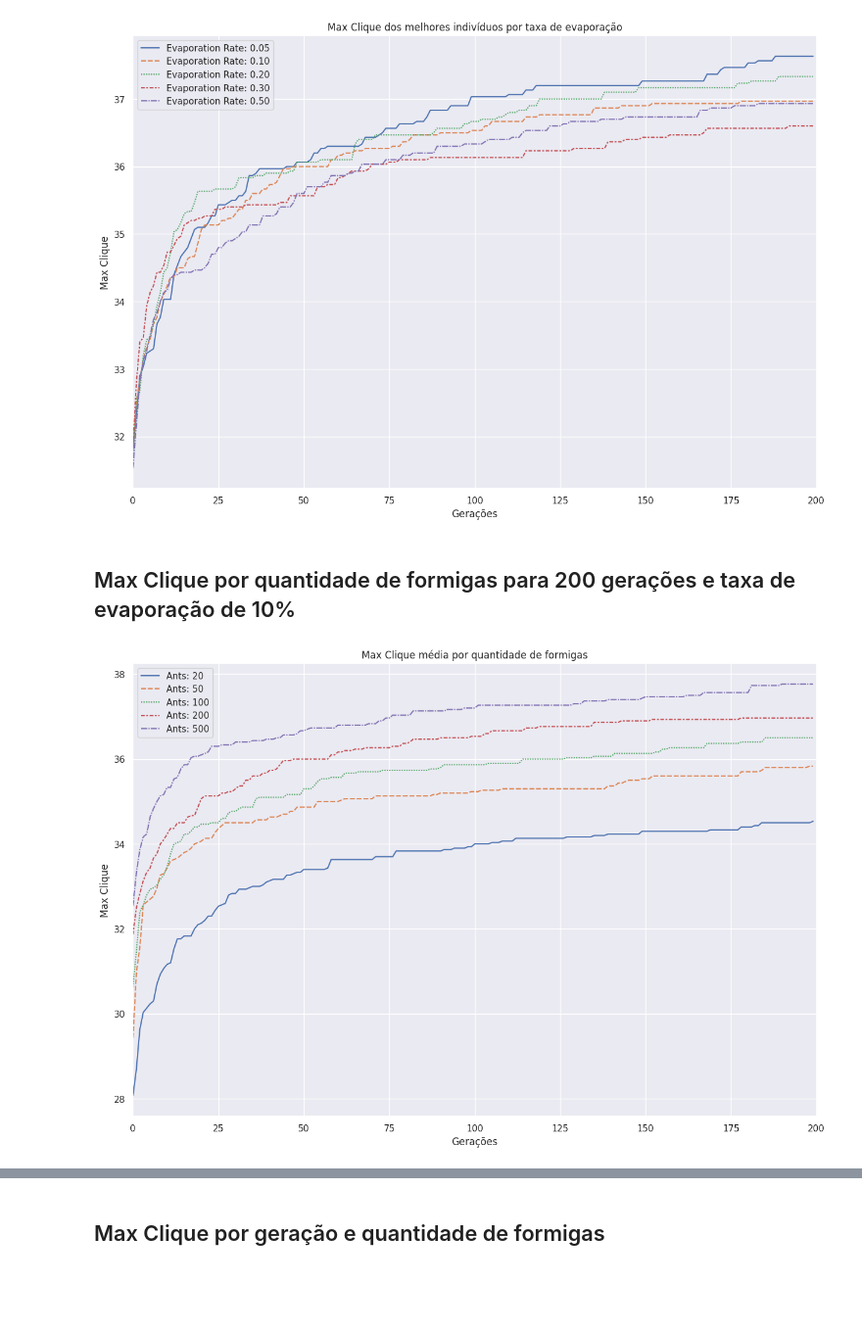
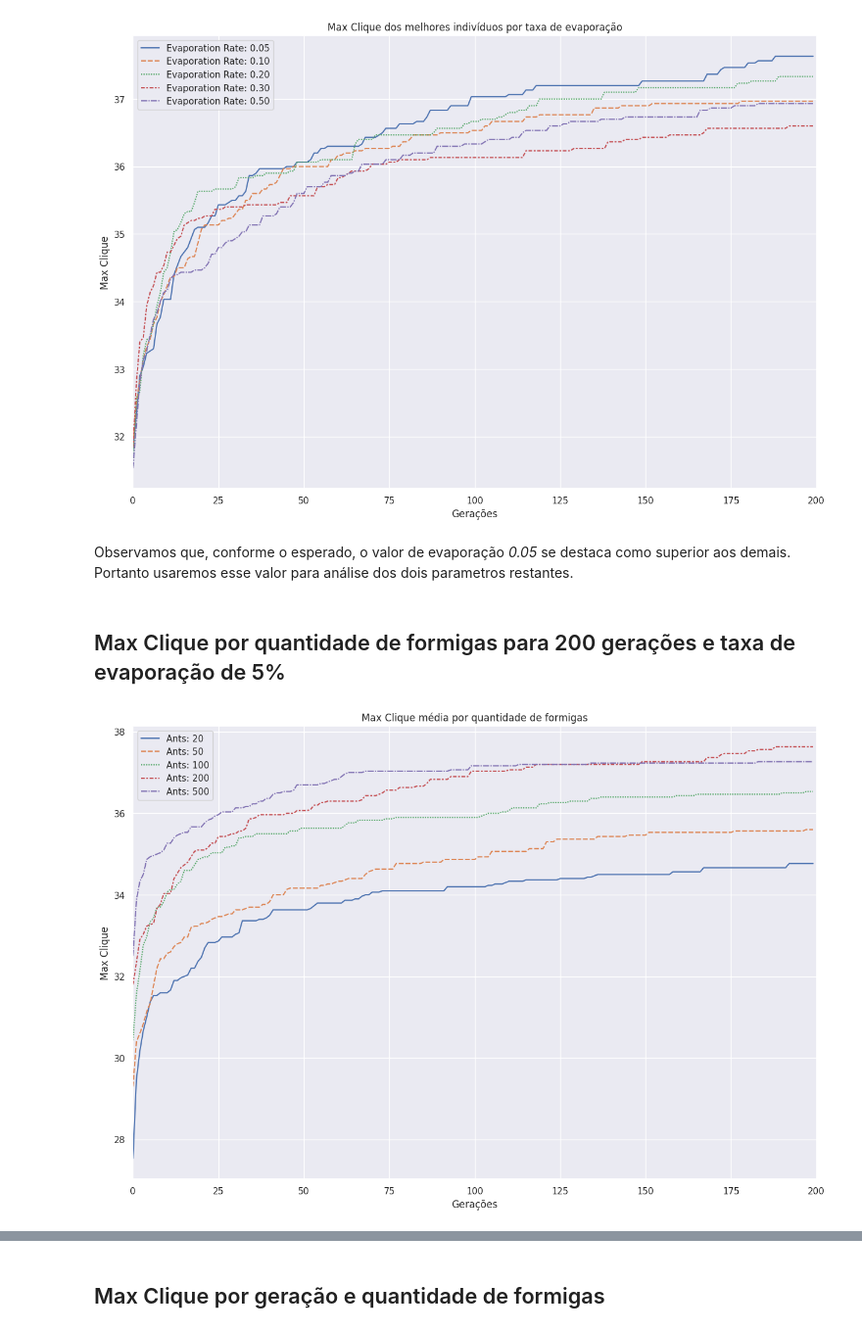
Before and after one commit to franciscobonand/aoc-max-clique, a Jupyter notebook: CompNatTP2.ipynb, the cells around one changed output, grey strips where cells are left out. Shown at 98% size. Cells and saved outputs as stored; diff of their text form; code cells hidden in the pictures; blank space fills up the shorter version.

Commit message:
final final analysis

```diff
--- a/CompNatTP2.ipynb
+++ b/CompNatTP2.ipynb
@@ -263,0 +266,18 @@ plt.show()
+# %%
+easy_max_by_gen = pd.DataFrame({
+   "Max" : easy_200_500_030["best"],
+   "Mean" : easy_200_500_030["mean"],
+   "Min" : easy_200_500_030["worst"]
+  })
+
+sns.set(rc={'figure.figsize':(15, 10)})
+sns.lineplot(data=easy_max_by_gen[[
+  "Max",
+  "Mean",
+  "Min"
+]])
+plt.xlabel("Gerações")
+plt.ylabel("Max Clique")
+plt.title("Variação das cliques por indivíduos da população")
+plt.xlim([0, 500])
+plt.show()
@@ -415,38 +447,40 @@ plt.xlim([0, 200])
 plt.show()
 # %% [output]
 [figure]
+# %% [markdown]
+Observamos que, conforme o esperado, o valor de evaporação *0.05* se destaca como superior aos demais. Portanto usaremos esse valor para análise dos dois parametros restantes.
 # %% [markdown]
-## Max Clique por quantidade de formigas para 200 gerações e taxa de evaporação de 10%
+## Max Clique por quantidade de formigas para 200 gerações e taxa de evaporação de 5%
 # %%
-hard_20_200_010 = pd.read_csv('analysis/hard-20-200-0.10',nrows=200)
-hard_50_200_010 = pd.read_csv('analysis/hard-50-200-0.10', nrows=200)
-hard_100_200_010 = pd.read_csv('analysis/hard-100-200-0.10', nrows=200)
-hard_200_200_010= pd.read_csv('analysis/hard-200-200-0.10', nrows=200)
-hard_500_200_010 = pd.read_csv('analysis/hard-500-200-0.10', nrows=200)
+hard_20_200_010 = pd.read_csv('analysis/hard-20-200-0.05',nrows=200)
+hard_50_200_010 = pd.read_csv('analysis/hard-50-200-0.05', nrows=200)
+hard_100_200_010 = pd.read_csv('analysis/hard-100-200-0.05', nrows=200)
+hard_200_200_010= pd.read_csv('analysis/hard-200-200-0.05', nrows=200)
+hard_500_200_010 = pd.read_csv('analysis/hard-500-200-0.05', nrows=200)
 
 hard_max_by_ants = pd.DataFrame({
    "Ants: 20" : hard_20_200_010["best"],
    "Ants: 50" : hard_50_200_010["best"],
    "Ants: 100" : hard_100_200_010["best"],
    "Ants: 200" : hard_200_200_010["best"],
    "Ants: 500" : hard_500_200_010["best"],
 
   })
 
 sns.set(rc={'figure.figsize':(15, 10)})
 sns.lineplot(data=hard_max_by_ants[[
    "Ants: 20",
    "Ants: 50",
    "Ants: 100",
    "Ants: 200",
    "Ants: 500",
     ]])
 plt.xlabel("Gerações")
 plt.ylabel("Max Clique")
 plt.title("Max Clique média por quantidade de formigas")
 plt.xlim([0, 200])
 # plt.ylim([6.0, 7.0])
 plt.show()
 # %% [output]
-[figure, old version]
+[figure, new version]
 # %% [markdown]
```
Also changed, not shown: parts of 39 cells of this notebook.
